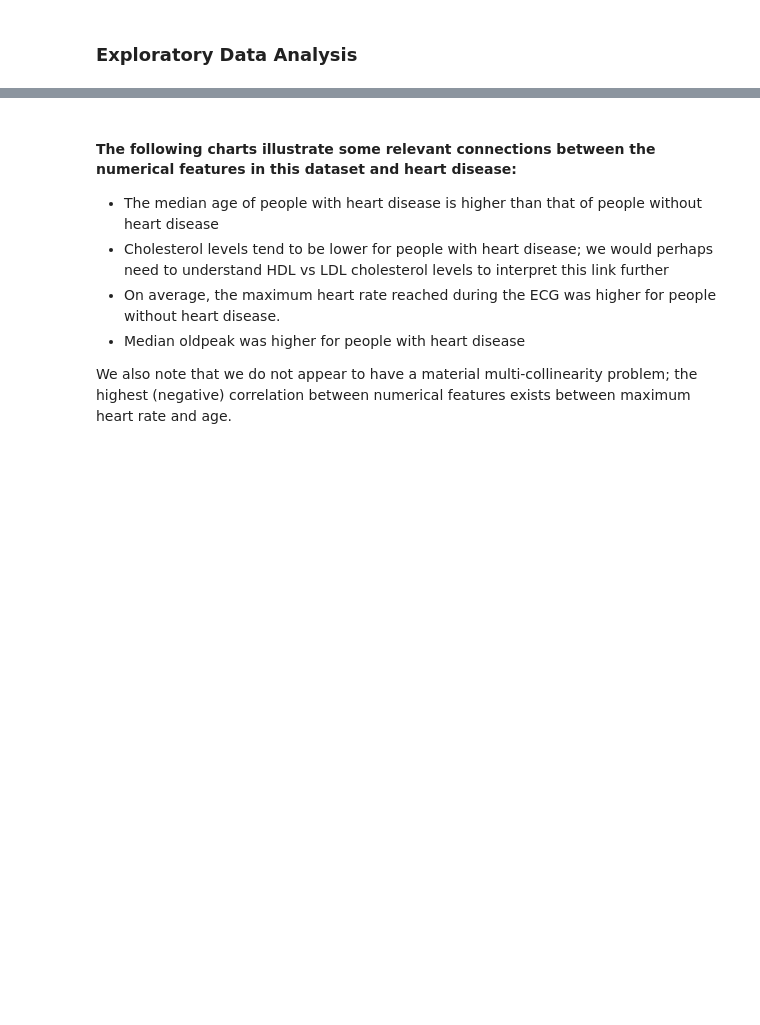
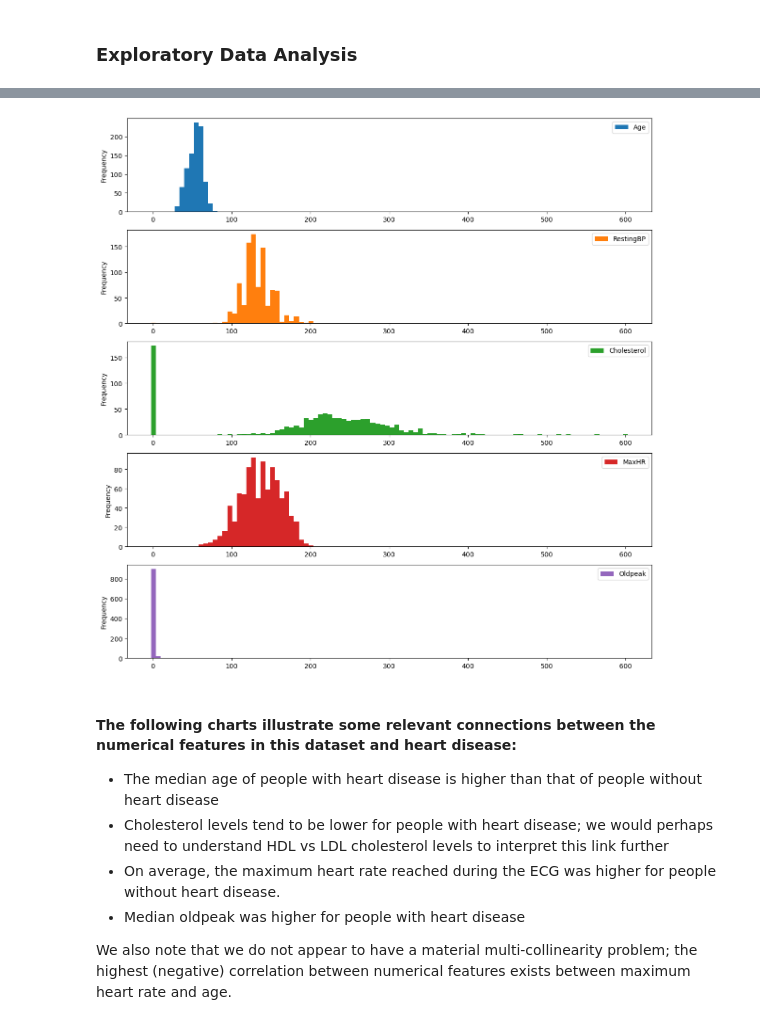
Before and after one commit to Winterki1/Classification, a Jupyter notebook: Heart_disease.ipynb, the cells around one changed output, grey strips where cells are left out. Cells and saved outputs as stored; diff of their text form; code cells hidden in the pictures; blank space fills up the shorter version.

```diff
--- a/Heart_disease.ipynb
+++ b/Heart_disease.ipynb
@@ -76,6 +98,15 @@ heart.describe()
 | 50% | 54.000000 | 130.000000 | 223.000000 | 0.000000 | 138.000000 | 0.600000 | 1.000000 |
 | 75% | 60.000000 | 140.000000 | 267.000000 | 0.000000 | 156.000000 | 1.500000 | 1.000000 |
 | max | 77.000000 | 200.000000 | 603.000000 | 1.000000 | 202.000000 | 6.200000 | 1.000000 |
+# %%
+numerical = heart[["Age","RestingBP","Cholesterol","MaxHR","Oldpeak"]]
+
+fig, ax = plt.subplots(5, 1, figsize=(12, 12), tight_layout=True,sharex=False)
+numerical.plot(ax=ax, kind="hist", bins= 100,subplots=True)
+
+plt.show()
+# %% [output]
+[figure, added]
 # %% [markdown]
 #### The following charts illustrate some relevant connections between the numerical features in this dataset and heart disease:
 * The median age of people with heart disease is higher than that of people without heart disease
```
Also changed, not shown: parts of 1 cell of this notebook.
